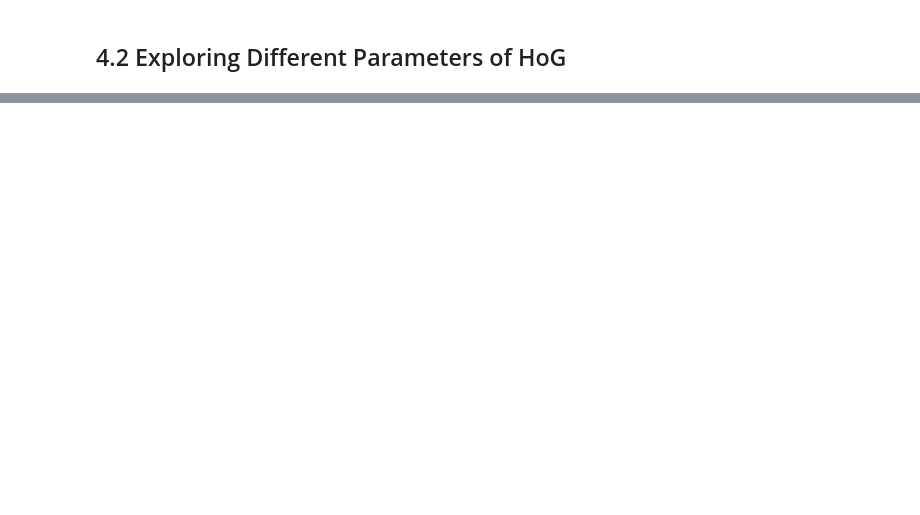
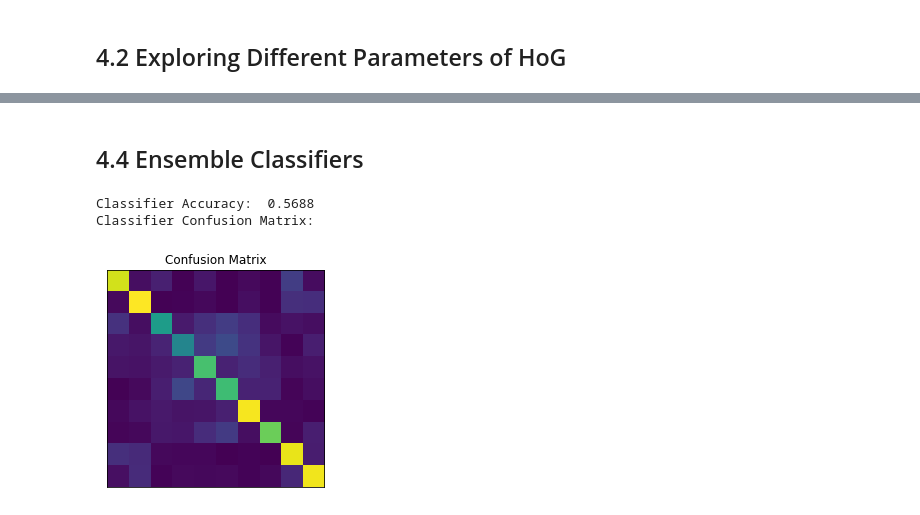
Before and after one commit to danielbairamian/ComputerVision, a Jupyter notebook: Assignment_4/DanielBairamian_ECSE415_A4.ipynb, the cells around one changed output, grey strips where cells are left out. Cells and saved outputs as stored; diff of their text form; code cells hidden in the pictures; blank space fills up the shorter version.

```diff
--- a/Assignment_4/DanielBairamian_ECSE415_A4.ipynb
+++ b/Assignment_4/DanielBairamian_ECSE415_A4.ipynb
@@ -375,0 +550,41 @@ MemoryError: Unable to allocate array with shape (10000, 6000) and data type flo
+# %% [markdown]
+## 4.4 Ensemble Classifiers
+# %%
+#https://www.geeksforgeeks.org/python-find-most-frequent-element-in-a-list/
+def most_frequent(List):
+    return max(set(List), key = List.count)
+# %%
+def ensemble_classifier(pretrained_classifiers, xtest, ytest):
+
+    # list of all ypred
+    total_predictions = []
+    # for each classifier, make a prediction
+    for i, classifier_pt in enumerate(pretrained_classifiers):
+        #print("Predicting with classifier :", i)
+        curr_pred = classifier_pt.predict(xtest)
+        total_predictions.append(curr_pred)
+
+    # final ypred list
+    final_prediction = []
+
+    # for every data point
+    for p in range(len(ytest)):
+        voting = []
+        # for every classifier
+        for i in range(len(pretrained_classifiers)):
+            # save the vote
+            voting.append(total_predictions[i][p])
+        # get the majority vote on a specific datapoint
+        majority_vote = most_frequent(voting)
+        # add the winner to the final prediction list
+        final_prediction.append(majority_vote)
+
+    # evaluate the majority_voted y_pred list
+    eval_metrics = classifier_evaluator(ytest, final_prediction)
+    return eval_metrics
+# %%
+print_evaluations(ensemble_classifier(SVM_classifiers+RF_classifiers, X_test_HoG, Y_test_HoG))
+# %% [output]
+Classifier Accuracy:  0.5688
+Classifier Confusion Matrix:
+[figure, added]
```
Also changed, not shown: parts of 21 cells of this notebook.
